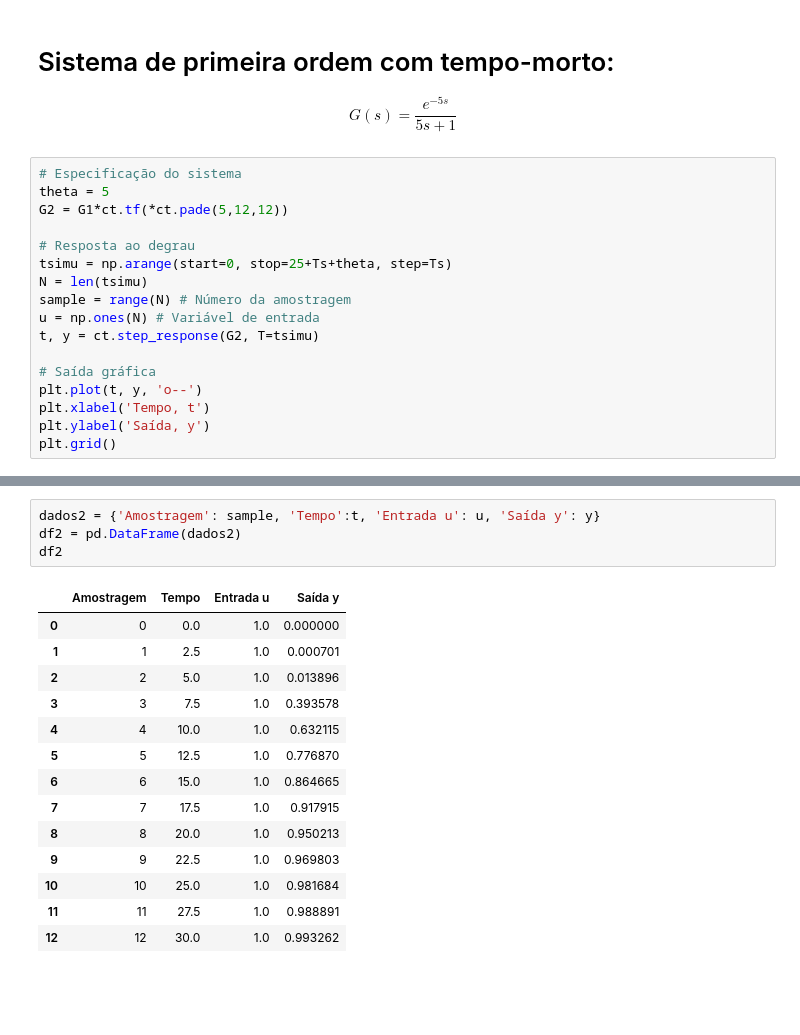
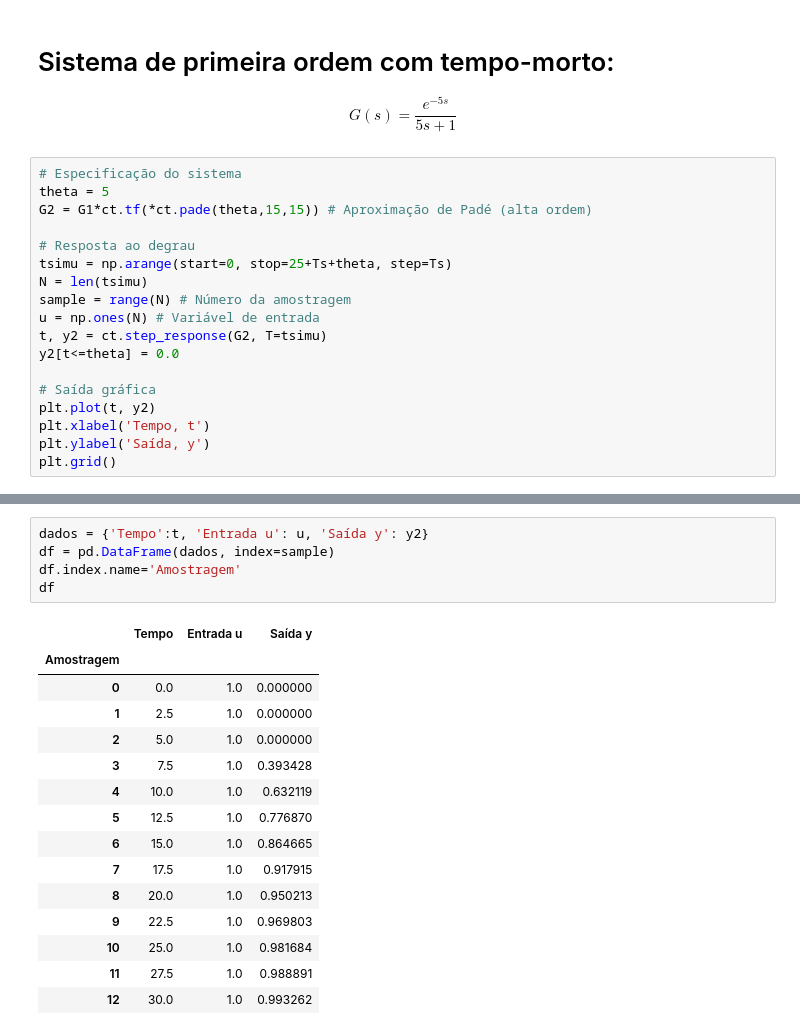
Before and after one commit to juliosdutra/Topicos-de-Controle-Avancado-UFES, a Jupyter notebook: Resposta_ao_degrau.ipynb, the cells around one changed output, grey strips where cells are left out. Saved outputs shown, nothing was run; the diff lists cells and outputs as text; blank space fills up the shorter version.

```diff
--- a/Resposta_ao_degrau.ipynb
+++ b/Resposta_ao_degrau.ipynb
@@ -63,17 +82,18 @@ $$G(s)=\frac{e^{-5s}}{5s+1} $$
 # %%
 # Especificação do sistema
 theta = 5
-G2 = G1*ct.tf(*ct.pade(5,12,12))
+G2 = G1*ct.tf(*ct.pade(theta,15,15)) # Aproximação de Padé (alta ordem)
 
 # Resposta ao degrau
 tsimu = np.arange(start=0, stop=25+Ts+theta, step=Ts)
 N = len(tsimu)
 sample = range(N) # Número da amostragem
 u = np.ones(N) # Variável de entrada
-t, y = ct.step_response(G2, T=tsimu)
+t, y2 = ct.step_response(G2, T=tsimu)
+y2[t<=theta] = 0.0
 
 # Saída gráfica
-plt.plot(t, y, 'o--')
+plt.plot(t, y2)
 plt.xlabel('Tempo, t')
 plt.ylabel('Saída, y')
 plt.grid()
@@ -82,19 +102,21 @@ plt.grid()
 # %%
-dados2 = {'Amostragem': sample, 'Tempo':t, 'Entrada u': u, 'Saída y': y}
-df2 = pd.DataFrame(dados2)
-df2
+dados = {'Tempo':t, 'Entrada u': u, 'Saída y': y2}
+df = pd.DataFrame(dados, index=sample)
+df.index.name='Amostragem'
+df
 # %% [output]
-|  | Amostragem | Tempo | Entrada u | Saída y |
-| 0 | 0 | 0.0 | 1.0 | 0.000000 |
-| 1 | 1 | 2.5 | 1.0 | 0.000701 |
-| 2 | 2 | 5.0 | 1.0 | 0.013896 |
-| 3 | 3 | 7.5 | 1.0 | 0.393578 |
-| 4 | 4 | 10.0 | 1.0 | 0.632115 |
-| 5 | 5 | 12.5 | 1.0 | 0.776870 |
-| 6 | 6 | 15.0 | 1.0 | 0.864665 |
-| 7 | 7 | 17.5 | 1.0 | 0.917915 |
-| 8 | 8 | 20.0 | 1.0 | 0.950213 |
-| 9 | 9 | 22.5 | 1.0 | 0.969803 |
-| 10 | 10 | 25.0 | 1.0 | 0.981684 |
-| 11 | 11 | 27.5 | 1.0 | 0.988891 |
-| 12 | 12 | 30.0 | 1.0 | 0.993262 |
+|  | Tempo | Entrada u | Saída y |
+| Amostragem |  |  |  |
+| 0 | 0.0 | 1.0 | 0.000000 |
+| 1 | 2.5 | 1.0 | 0.000000 |
+| 2 | 5.0 | 1.0 | 0.000000 |
+| 3 | 7.5 | 1.0 | 0.393428 |
+| 4 | 10.0 | 1.0 | 0.632119 |
+| 5 | 12.5 | 1.0 | 0.776870 |
+| 6 | 15.0 | 1.0 | 0.864665 |
+| 7 | 17.5 | 1.0 | 0.917915 |
+| 8 | 20.0 | 1.0 | 0.950213 |
+| 9 | 22.5 | 1.0 | 0.969803 |
+| 10 | 25.0 | 1.0 | 0.981684 |
+| 11 | 27.5 | 1.0 | 0.988891 |
+| 12 | 30.0 | 1.0 | 0.993262 |
```
Also changed, not shown: parts of 4 cells of this notebook.
